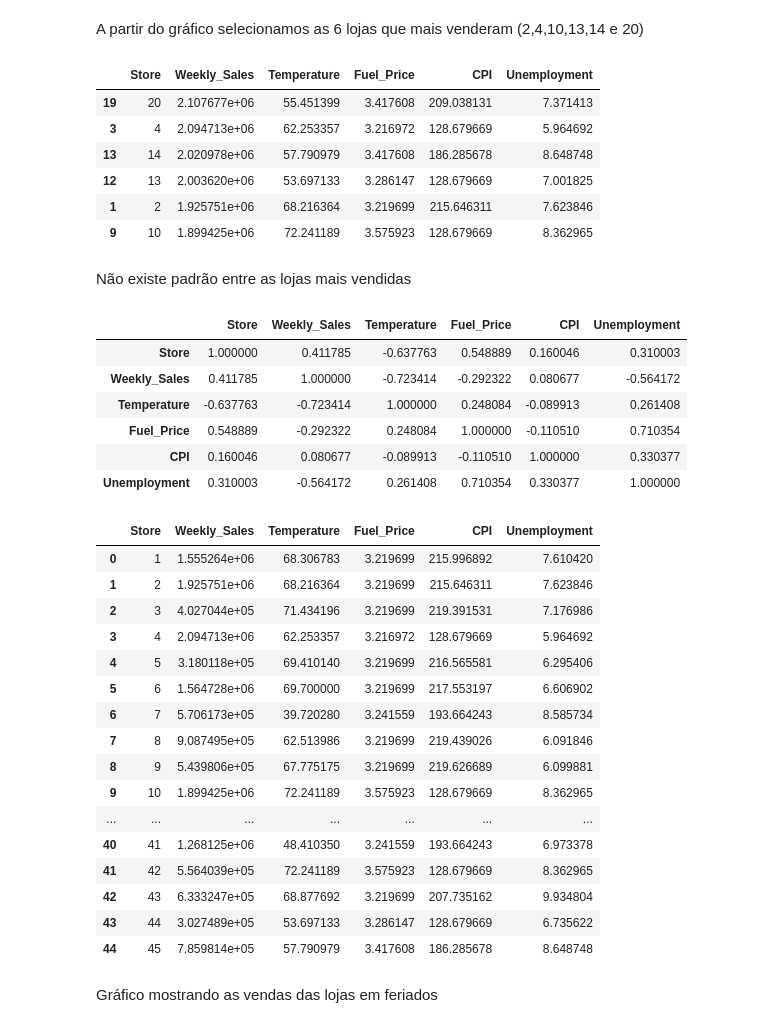
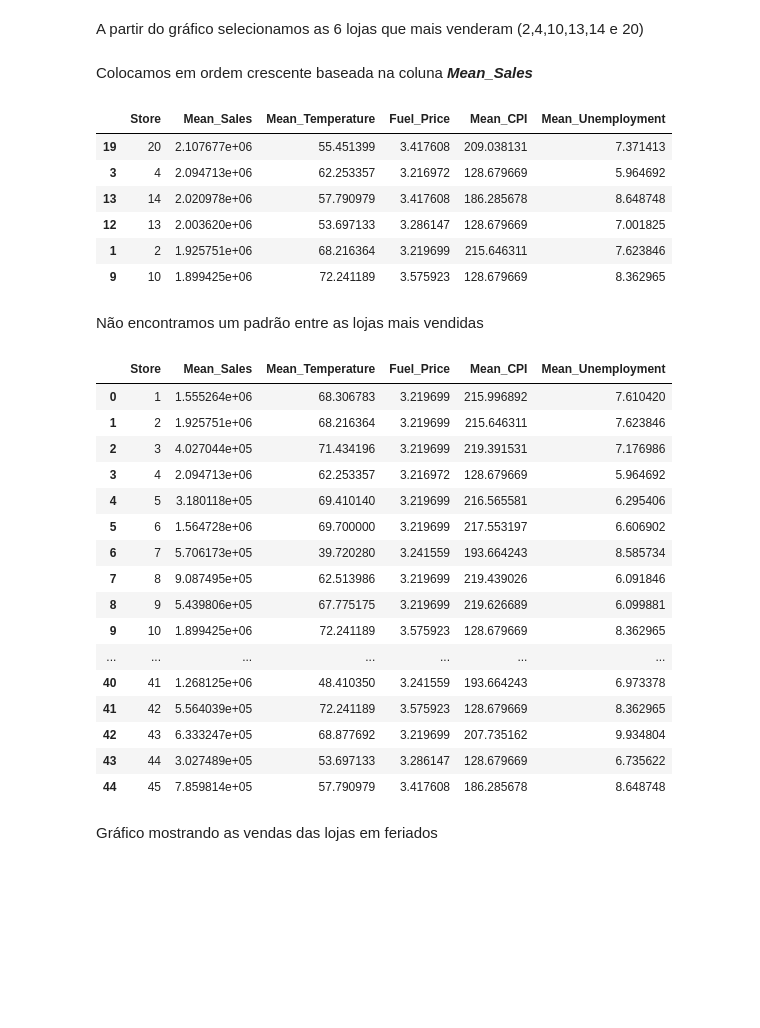
Before and after one commit to GingerLeh/deliverable-2, a Jupyter notebook: Deliverable2_grupo21_dex04.ipynb, the cells around one changed output. Saved outputs shown, nothing was run; the diff lists cells and outputs as text; code cells hidden in the pictures; blank space fills up the shorter version.

```diff
--- a/Deliverable2_grupo21_dex04.ipynb
+++ b/Deliverable2_grupo21_dex04.ipynb
@@ -259,3 +253,5 @@ df.describe()
+# %%
+df_loja.rename(columns = {'Weekly_Sales':'Mean_Sales','Temperature':'Mean_Temperature','CPI':'Mean_CPI','Unemployment':'Mean_Unemployment'}, inplace = True)
 # %% [markdown]
 Criando o Dataframe df_corr que será usado para verificar a correlação de colunas elegíveis para correlação
 
@@ -401,11 +397,13 @@ sns.barplot(x='Store', y='Weekly_Sales', data=df)
 A partir do gráfico selecionamos as 6 lojas que mais venderam (2,4,10,13,14 e 20)
 # %%
 lista_top = [2,4,10,13,14,20]
+# %% [markdown]
+Colocamos em ordem crescente baseada na coluna ***Mean_Sales***
 # %%
-df_tops = df_loja[(df_loja['Store'] == 2)|(df_loja['Store'] == 4)|(df_loja['Store'] == 10)|(df_loja['Store'] == 13)|(df_loja['Store'] == 14)|(df_loja['Store'] == 20)]
-df_tops.sort_values(by='Weekly_Sales',ascending=False)
+df_tops = df_loja[df_loja.Store.isin(lista_top)]
+df_tops.sort_values(by='Mean_Sales',ascending=False)
 # %% [output]
-|  | Store | Weekly_Sales | Temperature | Fuel_Price | CPI | Unemployment |
+|  | Store | Mean_Sales | Mean_Temperature | Fuel_Price | Mean_CPI | Mean_Unemployment |
 | 19 | 20 | 2.107677e+06 | 55.451399 | 3.417608 | 209.038131 | 7.371413 |
 | 3 | 4 | 2.094713e+06 | 62.253357 | 3.216972 | 128.679669 | 5.964692 |
 | 13 | 14 | 2.020978e+06 | 57.790979 | 3.417608 | 186.285678 | 8.648748 |
@@ -413,21 +411,11 @@ df_tops.sort_values(by='Weekly_Sales',ascending=False)
 | 1 | 2 | 1.925751e+06 | 68.216364 | 3.219699 | 215.646311 | 7.623846 |
 | 9 | 10 | 1.899425e+06 | 72.241189 | 3.575923 | 128.679669 | 8.362965 |
 # %% [markdown]
-Não existe padrão entre as lojas mais vendidas
+Não encontramos um padrão entre as lojas mais vendidas
-# %%
-df_tops.corr()
-# %% [output]
-|  | Store | Weekly_Sales | Temperature | Fuel_Price | CPI | Unemployment |
-| Store | 1.000000 | 0.411785 | -0.637763 | 0.548889 | 0.160046 | 0.310003 |
-| Weekly_Sales | 0.411785 | 1.000000 | -0.723414 | -0.292322 | 0.080677 | -0.564172 |
-| Temperature | -0.637763 | -0.723414 | 1.000000 | 0.248084 | -0.089913 | 0.261408 |
-| Fuel_Price | 0.548889 | -0.292322 | 0.248084 | 1.000000 | -0.110510 | 0.710354 |
-| CPI | 0.160046 | 0.080677 | -0.089913 | -0.110510 | 1.000000 | 0.330377 |
-| Unemployment | 0.310003 | -0.564172 | 0.261408 | 0.710354 | 0.330377 | 1.000000 |
 # %%
-df_loja[df_loja['CPI']>=128]
+df_loja[df_loja['Mean_CPI']>=128]
 # %% [output]
-|  | Store | Weekly_Sales | Temperature | Fuel_Price | CPI | Unemployment |
+|  | Store | Mean_Sales | Mean_Temperature | Fuel_Price | Mean_CPI | Mean_Unemployment |
 | 0 | 1 | 1.555264e+06 | 68.306783 | 3.219699 | 215.996892 | 7.610420 |
 | 1 | 2 | 1.925751e+06 | 68.216364 | 3.219699 | 215.646311 | 7.623846 |
 | 2 | 3 | 4.027044e+05 | 71.434196 | 3.219699 | 219.391531 | 7.176986 |
```
Also changed, not shown: parts of 50 cells of this notebook.
